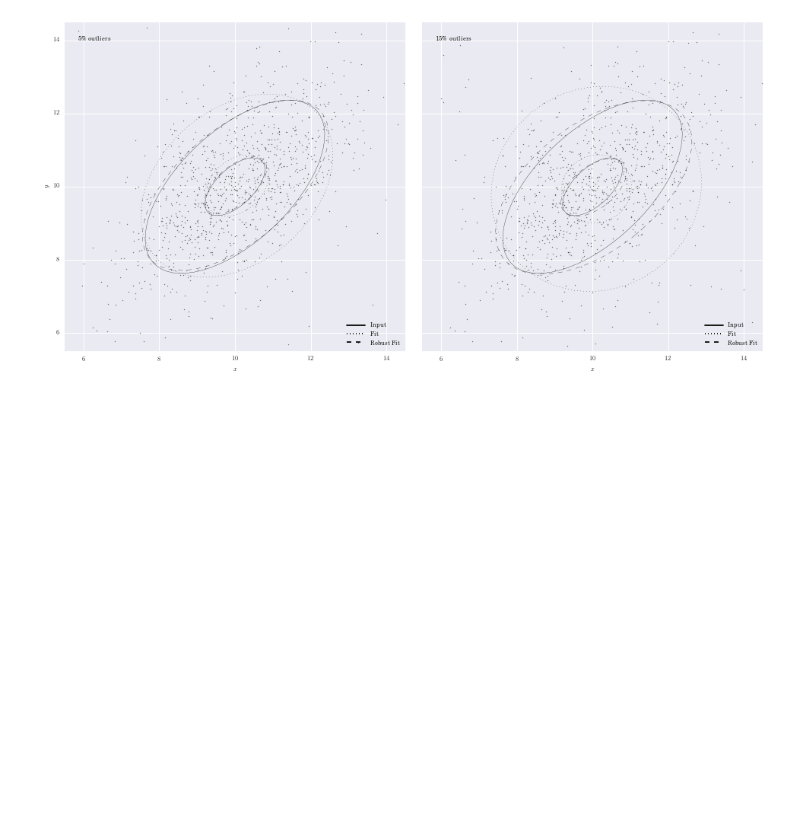
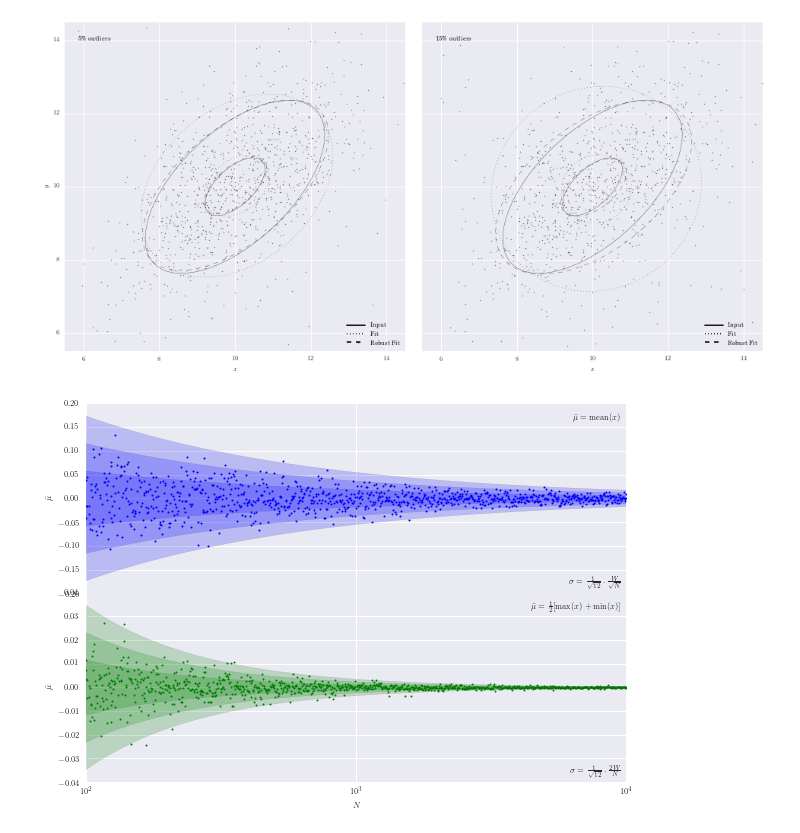
Before and after one commit to dkirkby/astroml-study, a Jupyter notebook: Chapter3/Chapter3_1.ipynb, the cells around one changed output. Drawn from its saved outputs; the diff is of its cells as text; code cells hidden in the pictures; blank space fills up the shorter version.

Commit message:
Adding plots to chapter 3 presentation

```diff
--- a/Chapter3/Chapter3_1.ipynb
+++ b/Chapter3/Chapter3_1.ipynb
@@ -351,3 +351,81 @@ for i, f in enumerate([0.05, 0.15]):
 plt.show()
 # %% [output]
 [figure]
+# %%
+
+from scipy.stats import uniform
+
+from astroML.plotting import setup_text_plots
+setup_text_plots(fontsize=8, usetex=True)
+
+#------------------------------------------------------------
+# Generate the random distribution
+N = (10 ** np.linspace(2, 4, 1000)).astype(int)
+mu = 0
+W = 2
+rng = uniform(mu - 0.5 * W, W)  # uniform distribution between mu-W and mu+W
+
+#------------------------------------------------------------
+# Compute the cumulative mean and min/max estimator of the sample
+mu_estimate_mean = np.zeros(N.shape)
+mu_estimate_minmax = np.zeros(N.shape)
+
+for i in xrange(len(N)):
+    x = rng.rvs(N[i])  # generate N[i] uniformly distributed values
+    mu_estimate_mean[i] = np.mean(x)
+    mu_estimate_minmax[i] = 0.5 * (np.min(x) + np.max(x))
+
+# compute the expected scalings of the estimator uncertainties
+N_scaling = 2. * W / N / np.sqrt(12)
+root_N_scaling = W / np.sqrt(N * 12)
+
+#------------------------------------------------------------
+# Plot the results
+fig = plt.figure(figsize=(10, 7))
+fig.subplots_adjust(hspace=0, bottom=0.15, left=0.15)
+
+# upper plot: mean statistic
+ax = fig.add_subplot(211, xscale='log')
+ax.scatter(N, mu_estimate_mean, c='b', lw=0, s=4)
+
+# draw shaded sigma contours
+for nsig in (1, 2, 3):
+    ax.fill(np.hstack((N, N[::-1])),
+            np.hstack((nsig * root_N_scaling,
+                       -nsig * root_N_scaling[::-1])), 'b', alpha=0.2)
+ax.set_xlim(N[0], N[-1])
+ax.set_ylim(-0.199, 0.199)
+ax.set_ylabel(r'$\bar{\mu}$')
+ax.xaxis.set_major_formatter(plt.NullFormatter())
+
+ax.text(0.99, 0.95,
+        r'$\bar\mu = \mathrm{mean}(x)$',
+        ha='right', va='top', transform=ax.transAxes)
+ax.text(0.99, 0.02,
+        r'$\sigma = \frac{1}{\sqrt{12}}\cdot\frac{W}{\sqrt{N}}$',
+        ha='right', va='bottom', transform=ax.transAxes)
+
+# lower plot: min/max statistic
+ax = fig.add_subplot(212, xscale='log')
+ax.scatter(N, mu_estimate_minmax, c='g', lw=0, s=4)
+
+# draw shaded sigma contours
+for nsig in (1, 2, 3):
+    ax.fill(np.hstack((N, N[::-1])),
+            np.hstack((nsig * N_scaling,
+                       -nsig * N_scaling[::-1])), 'g', alpha=0.2)
+ax.set_xlim(N[0], N[-1])
+ax.set_ylim(-0.0399, 0.0399)
+ax.set_xlabel('$N$')
+ax.set_ylabel(r'$\bar{\mu}$')
+
+ax.text(0.99, 0.95,
+        r'$\bar\mu = \frac{1}{2}[\mathrm{max}(x) + \mathrm{min}(x)]$',
+        ha='right', va='top', transform=ax.transAxes)
+ax.text(0.99, 0.02,
+        r'$\sigma = \frac{1}{\sqrt{12}}\cdot\frac{2W}{N}$',
+        ha='right', va='bottom', transform=ax.transAxes)
+
+plt.show()
+# %% [output]
+[figure, added]
```
Also changed, not shown: parts of 2 cells of this notebook, 1 other file.
